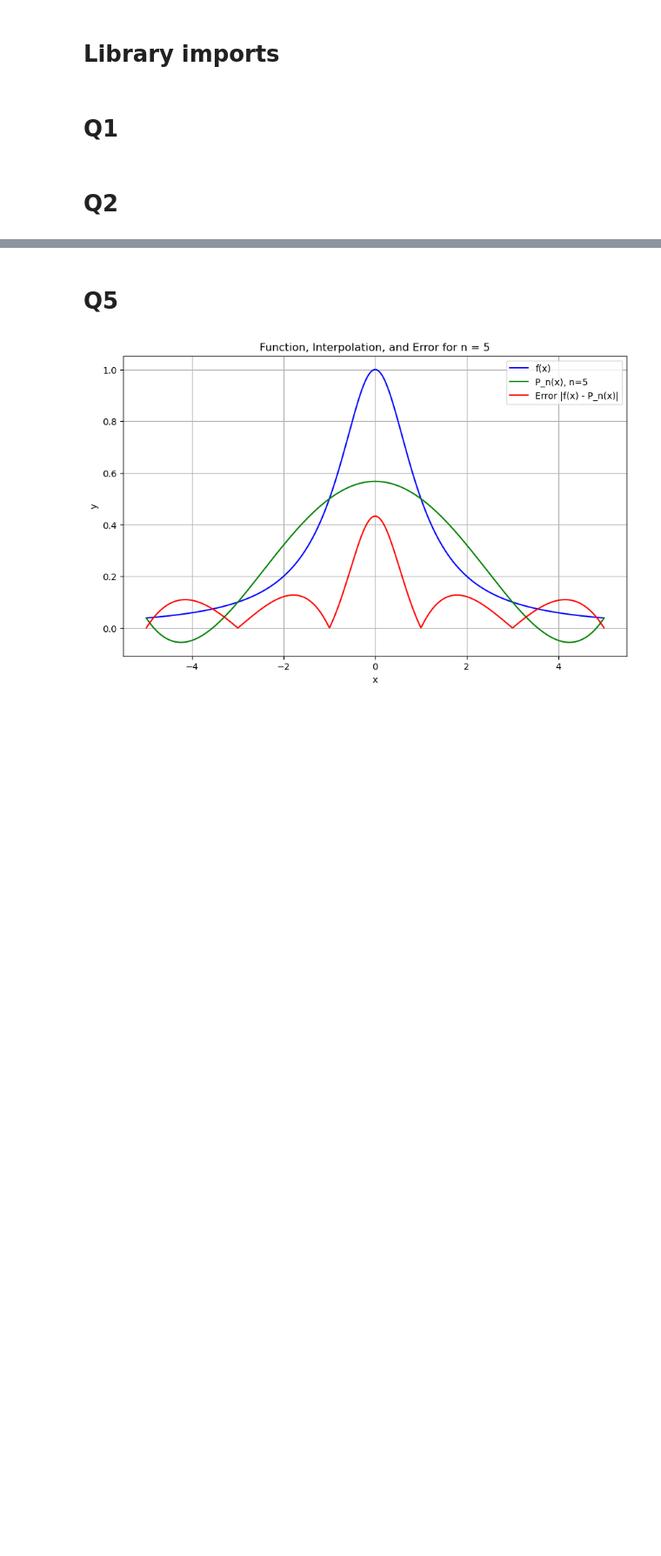
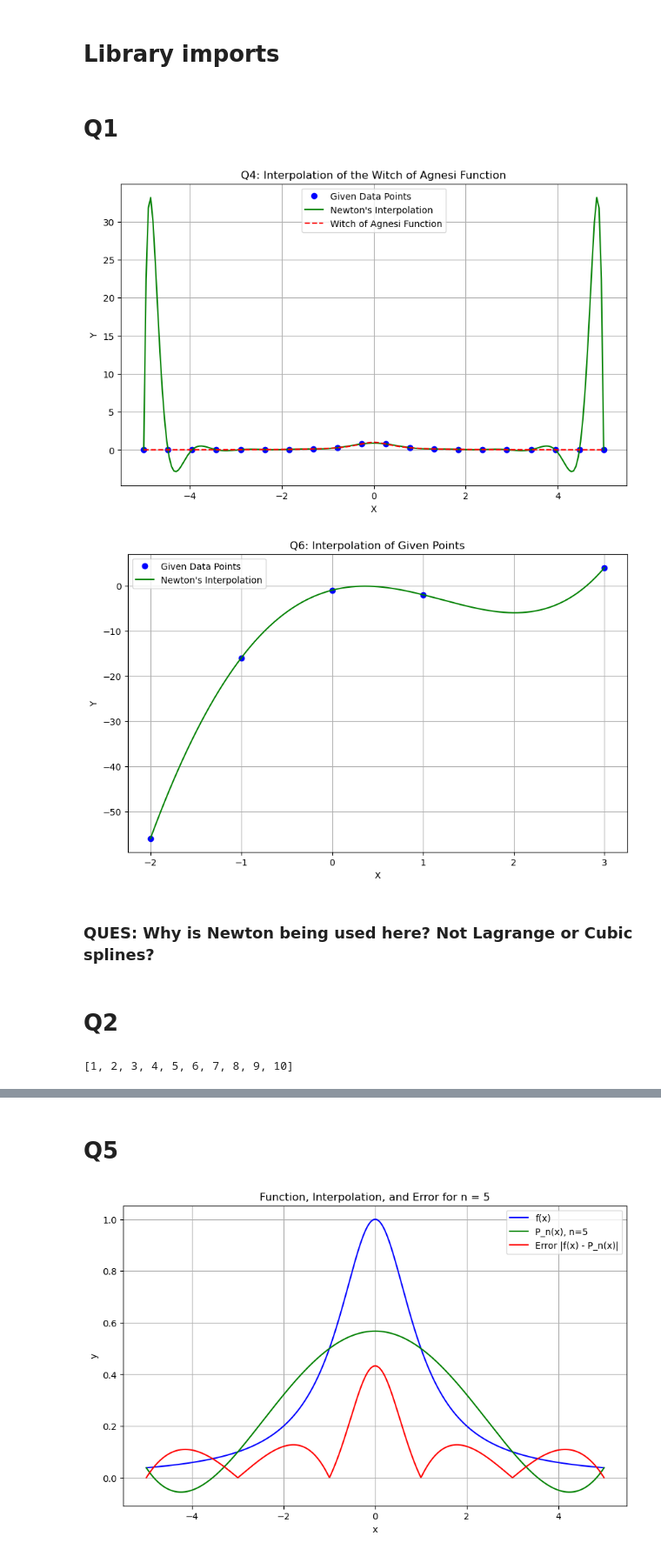
Before and after one commit to atkrish0/numerical-analysis-rbs, a Jupyter notebook: hw3/Atheesh_Krishnan_NA_HW3.ipynb, the cells around one changed output, grey strips where cells are left out. Shown at 87% size. Drawn from its saved outputs; the diff is of its cells as text; code cells hidden in the pictures; blank space fills up the shorter version.

Commit message:
Refactor interpolation functions and add utility for housing helper functions

```diff
--- a/hw3/Atheesh_Krishnan_NA_HW3.ipynb
+++ b/hw3/Atheesh_Krishnan_NA_HW3.ipynb
@@ -9,5 +9,53 @@ import pandas as pd
 import numerical_utility as nu
 # %% [markdown]
 # Q1
+# %%
+# Q4: Witch of Agnesi
+def witch_of_agnesi(x):
+    return 1 / (4 * x**2 + 1)
+
+x_data_q4 = np.linspace(-5, 5, 20)
+y_data_q4 = witch_of_agnesi(x_data_q4)
+
+x_inter_q4 = np.linspace(-5, 5, 200)
+y_inter_q4 = [nu.newton_interpolation(x_data_q4, y_data_q4, xi) for xi in x_inter_q4]
+
+plt.figure(figsize=(10, 6))
+plt.plot(x_data_q4, y_data_q4, 'o', label="Given Data Points", color="blue")
+plt.plot(x_inter_q4, y_inter_q4, label="Newton's Interpolation", color="green")
+plt.plot(x_inter_q4, witch_of_agnesi(x_inter_q4), label="Witch of Agnesi Function", color="red", linestyle="--")
+plt.xlabel("X")
+plt.ylabel("Y")
+plt.title("Q4: Interpolation of the Witch of Agnesi Function")
+plt.legend()
+plt.grid(True)
+plt.show()
+
+# Q6
+x_data_q6 = [1, 0, -2, 3, -1]
+y_data_q6 = [-2, -1, -56, 4, -16]
+
+x_inter_q6 = np.linspace(min(x_data_q6), max(x_data_q6), 200)
+y_inter_q6 = [nu.newton_interpolation(x_data_q6, y_data_q6, xi) for xi in x_inter_q6]
+
+plt.figure(figsize=(10, 6))
+plt.plot(x_data_q6, y_data_q6, 'o', label="Given Data Points", color="blue")
+plt.plot(x_inter_q6, y_inter_q6, label="Newton's Interpolation", color="green")
+plt.xlabel("X")
+plt.ylabel("Y")
+plt.title("Q6: Interpolation of Given Points")
+plt.legend()
+plt.grid(True)
+plt.show()
+# %% [output]
+[figure, added]
+[figure, added]
+# %% [markdown]
+### QUES: Why is Newton being used here? Not Lagrange or Cubic splines?
 # %% [markdown]
 # Q2
+# %%
+x_points = list(range(1, 11))
+x_points
+# %% [output]
+[1, 2, 3, 4, 5, 6, 7, 8, 9, 10]
```
Also changed, not shown: parts of 8 cells of this notebook, 2 other files.
